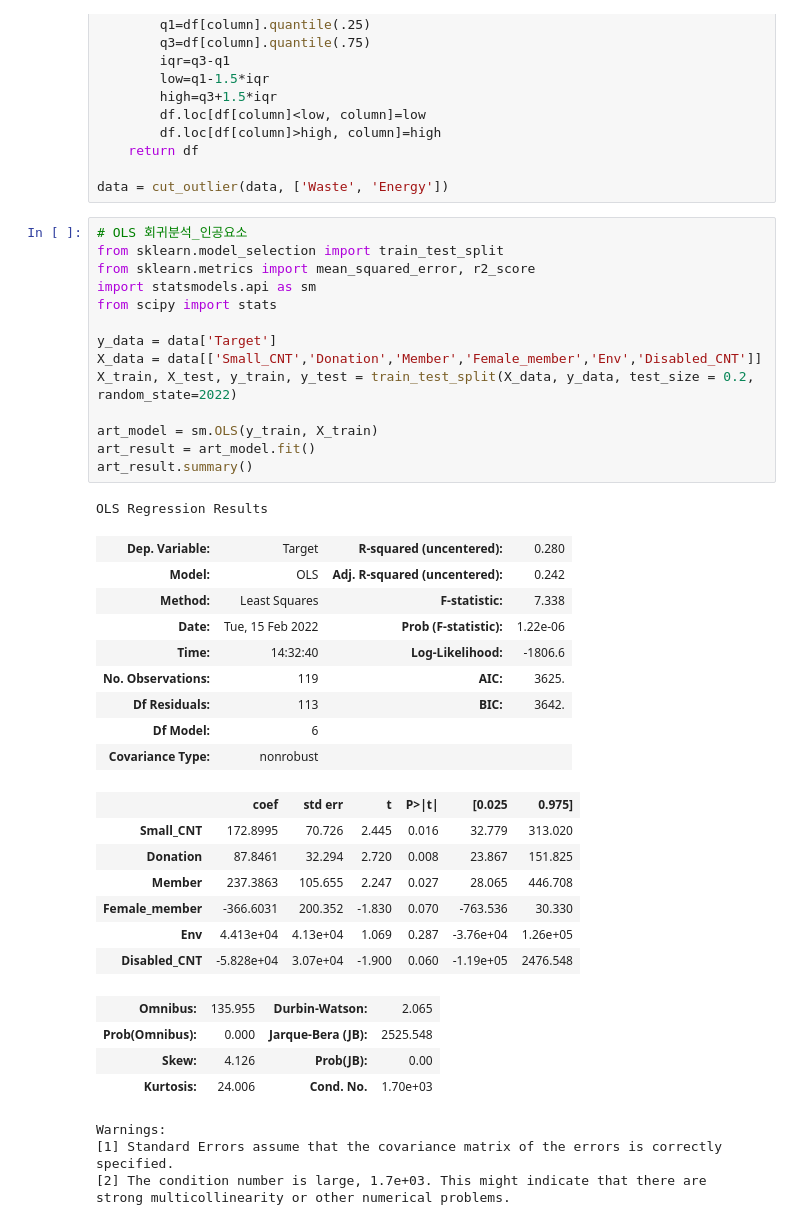
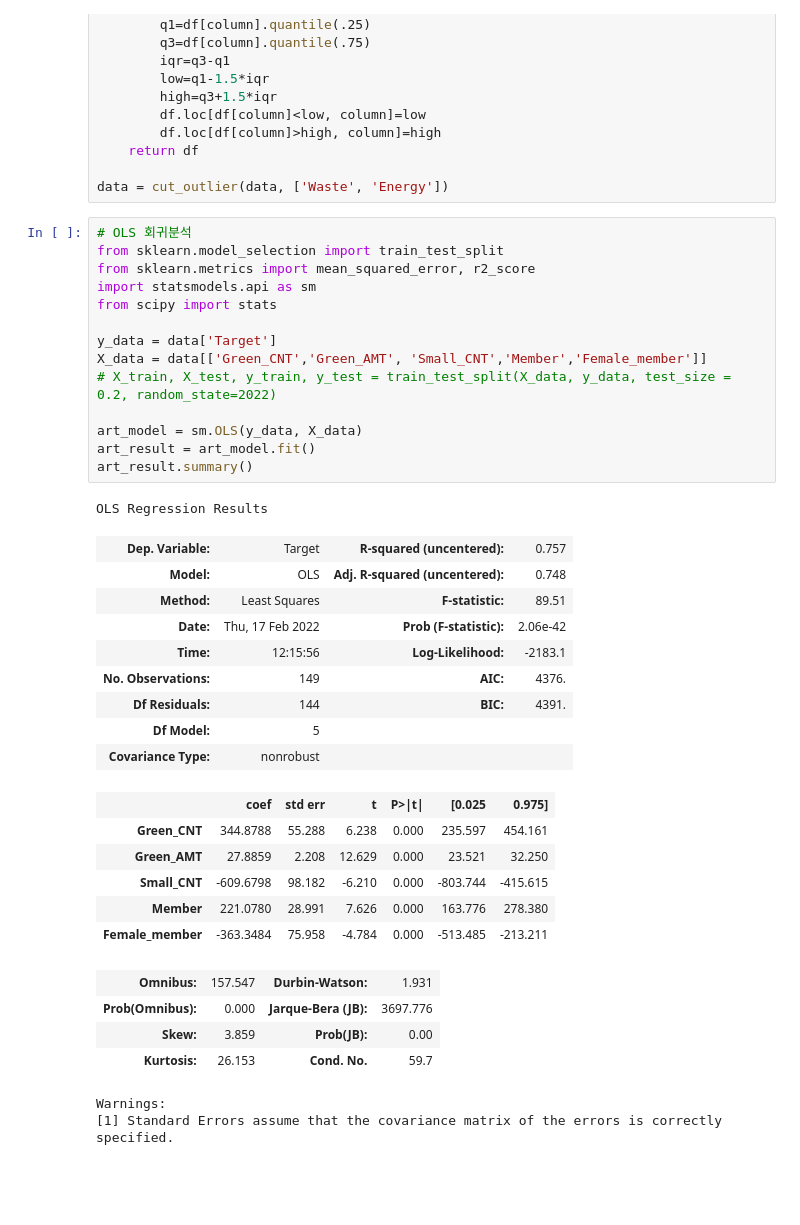
Before and after one commit to dev-gw/Procurement_analysis, a Jupyter notebook: OLS_gw.ipynb, the cells around one changed output. Saved outputs shown, nothing was run; the diff lists cells and outputs as text; blank space fills up the shorter version.

```diff
--- a/OLS_gw.ipynb
+++ b/OLS_gw.ipynb
@@ -31,42 +32,39 @@ def cut_outlier(df, columns):
 
 data = cut_outlier(data, ['Waste', 'Energy'])
 # %%
-# OLS 회귀분석_인공요소
+# OLS 회귀분석
 from sklearn.model_selection import train_test_split
 from sklearn.metrics import mean_squared_error, r2_score
 import statsmodels.api as sm
 from scipy import stats
 
 y_data = data['Target']
-X_data = data[['Small_CNT','Donation','Member','Female_member','Env','Disabled_CNT']]
-X_train, X_test, y_train, y_test = train_test_split(X_data, y_data, test_size = 0.2, random_state=2022)
+X_data = data[['Green_CNT','Green_AMT', 'Small_CNT','Member','Female_member']]
+# X_train, X_test, y_train, y_test = train_test_split(X_data, y_data, test_size = 0.2, random_state=2022)
 
-art_model = sm.OLS(y_train, X_train)
+art_model = sm.OLS(y_data, X_data)
 art_result = art_model.fit()
 art_result.summary()
 # %% [output]
 OLS Regression Results
-| Dep. Variable: | Target | R-squared (uncentered): | 0.280 |
-| Model: | OLS | Adj. R-squared (uncentered): | 0.242 |
-| Method: | Least Squares | F-statistic: | 7.338 |
-| Date: | Tue, 15 Feb 2022 | Prob (F-statistic): | 1.22e-06 |
-| Time: | 14:32:40 | Log-Likelihood: | -1806.6 |
-| No. Observations: | 119 | AIC: | 3625. |
-| Df Residuals: | 113 | BIC: | 3642. |
-| Df Model: | 6 |  |  |
+| Dep. Variable: | Target | R-squared (uncentered): | 0.757 |
+| Model: | OLS | Adj. R-squared (uncentered): | 0.748 |
+| Method: | Least Squares | F-statistic: | 89.51 |
+| Date: | Thu, 17 Feb 2022 | Prob (F-statistic): | 2.06e-42 |
+| Time: | 12:15:56 | Log-Likelihood: | -2183.1 |
+| No. Observations: | 149 | AIC: | 4376. |
+| Df Residuals: | 144 | BIC: | 4391. |
+| Df Model: | 5 |  |  |
 | Covariance Type: | nonrobust |  |  |
 |  | coef | std err | t | P>|t| | [0.025 | 0.975] |
-| Small_CNT | 172.8995 | 70.726 | 2.445 | 0.016 | 32.779 | 313.020 |
-| Donation | 87.8461 | 32.294 | 2.720 | 0.008 | 23.867 | 151.825 |
-| Member | 237.3863 | 105.655 | 2.247 | 0.027 | 28.065 | 446.708 |
-| Female_member | -366.6031 | 200.352 | -1.830 | 0.070 | -763.536 | 30.330 |
-| Env | 4.413e+04 | 4.13e+04 | 1.069 | 0.287 | -3.76e+04 | 1.26e+05 |
-| Disabled_CNT | -5.828e+04 | 3.07e+04 | -1.900 | 0.060 | -1.19e+05 | 2476.548 |
+| Green_CNT | 344.8788 | 55.288 | 6.238 | 0.000 | 235.597 | 454.161 |
+| Green_AMT | 27.8859 | 2.208 | 12.629 | 0.000 | 23.521 | 32.250 |
+| Small_CNT | -609.6798 | 98.182 | -6.210 | 0.000 | -803.744 | -415.615 |
+| Member | 221.0780 | 28.991 | 7.626 | 0.000 | 163.776 | 278.380 |
+| Female_member | -363.3484 | 75.958 | -4.784 | 0.000 | -513.485 | -213.211 |
-| Omnibus: | 135.955 | Durbin-Watson: | 2.065 |
-| Prob(Omnibus): | 0.000 | Jarque-Bera (JB): | 2525.548 |
-| Skew: | 4.126 | Prob(JB): | 0.00 |
-| Kurtosis: | 24.006 | Cond. No. | 1.70e+03 |
+| Omnibus: | 157.547 | Durbin-Watson: | 1.931 |
+| Prob(Omnibus): | 0.000 | Jarque-Bera (JB): | 3697.776 |
+| Skew: | 3.859 | Prob(JB): | 0.00 |
+| Kurtosis: | 26.153 | Cond. No. | 59.7 |
 Warnings:
 [1] Standard Errors assume that the covariance matrix of the errors is correctly specified.
-[2] The condition number is large, 1.7e+03. This might indicate that there are
-strong multicollinearity or other numerical problems.
```
Also changed, not shown: parts of 2 cells of this notebook, 1 other file.
